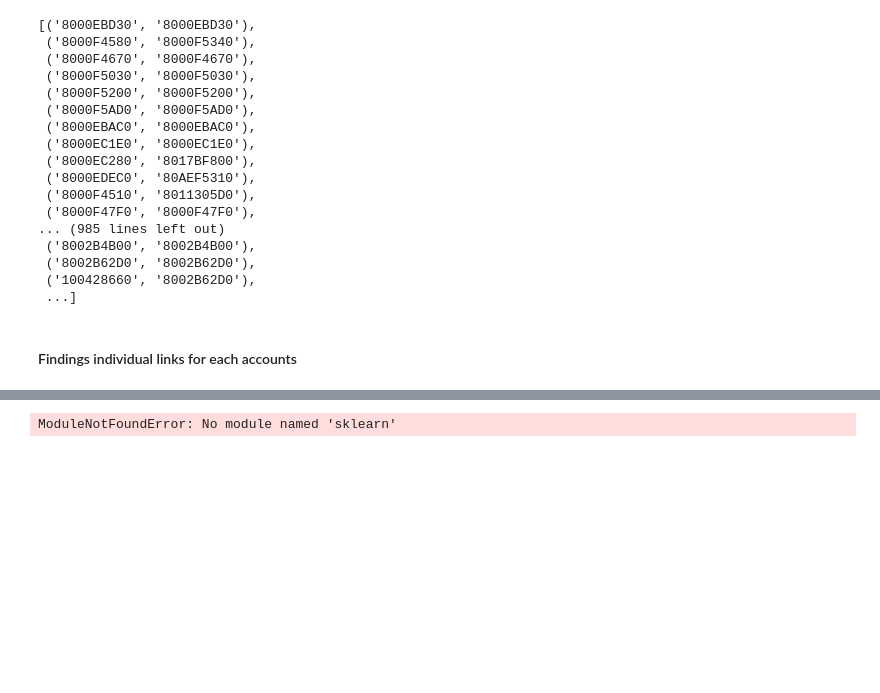
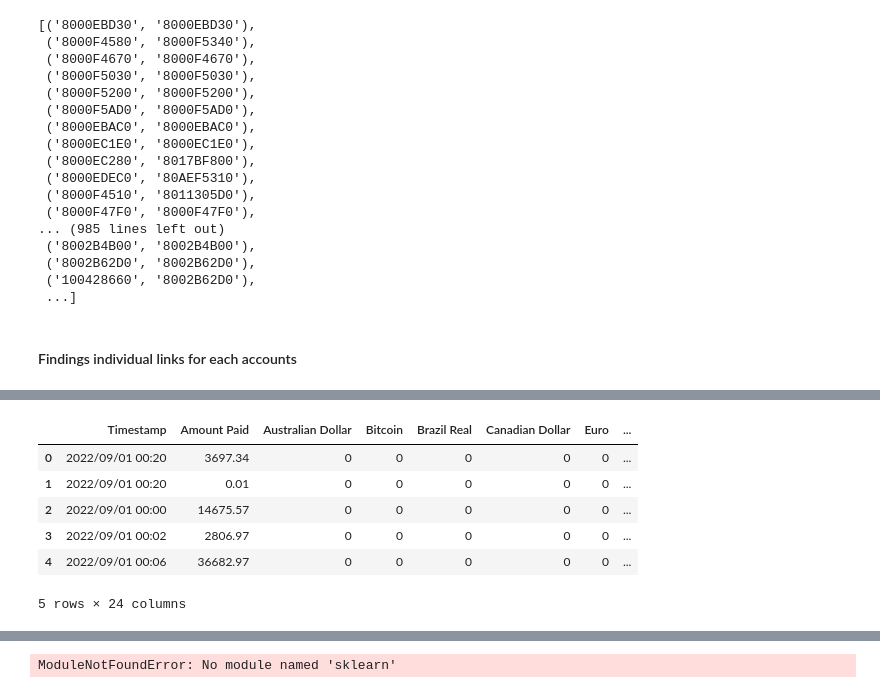
Before and after one commit to owhygithub/AML-fraud-detector, a Jupyter notebook: datasets_explore.ipynb, the cells around one changed output, grey strips where cells are left out. Drawn from its saved outputs; the diff is of its cells as text; code cells hidden in the pictures; blank space fills up the shorter version.

```diff
--- a/datasets_explore.ipynb
+++ b/datasets_explore.ipynb
@@ -504,0 +514,16 @@ KeyboardInterrupt:
+# %%
+# TODO convert Payment Format
+
+positions_2 = edges_features["Payment Format"].str.split(",", expand=True)
+edges_features["second_position"] = positions_2[0]
+edges_features = pd.concat([edges_features, pd.get_dummies(edges_features["second_position"],dtype='int')], axis=1, join='inner') # effectively adds actual currency to dummy variables/columns
+edges_features.drop(["Payment Format", "second_position"], axis=1, inplace=True) # drop the axiliary columns
+edges_features.head()
+# %% [output]
+|  | Timestamp | Amount Paid | Australian Dollar | Bitcoin | Brazil Real | Canadian Dollar | Euro | ... |
+| 0 | 2022/09/01 00:20 | 3697.34 | 0 | 0 | 0 | 0 | 0 | ... |
+| 1 | 2022/09/01 00:20 | 0.01 | 0 | 0 | 0 | 0 | 0 | ... |
+| 2 | 2022/09/01 00:00 | 14675.57 | 0 | 0 | 0 | 0 | 0 | ... |
+| 3 | 2022/09/01 00:02 | 2806.97 | 0 | 0 | 0 | 0 | 0 | ... |
+| 4 | 2022/09/01 00:06 | 36682.97 | 0 | 0 | 0 | 0 | 0 | ... |
+5 rows × 24 columns
```
Also changed, not shown: parts of 33 cells of this notebook, 1 other file.
